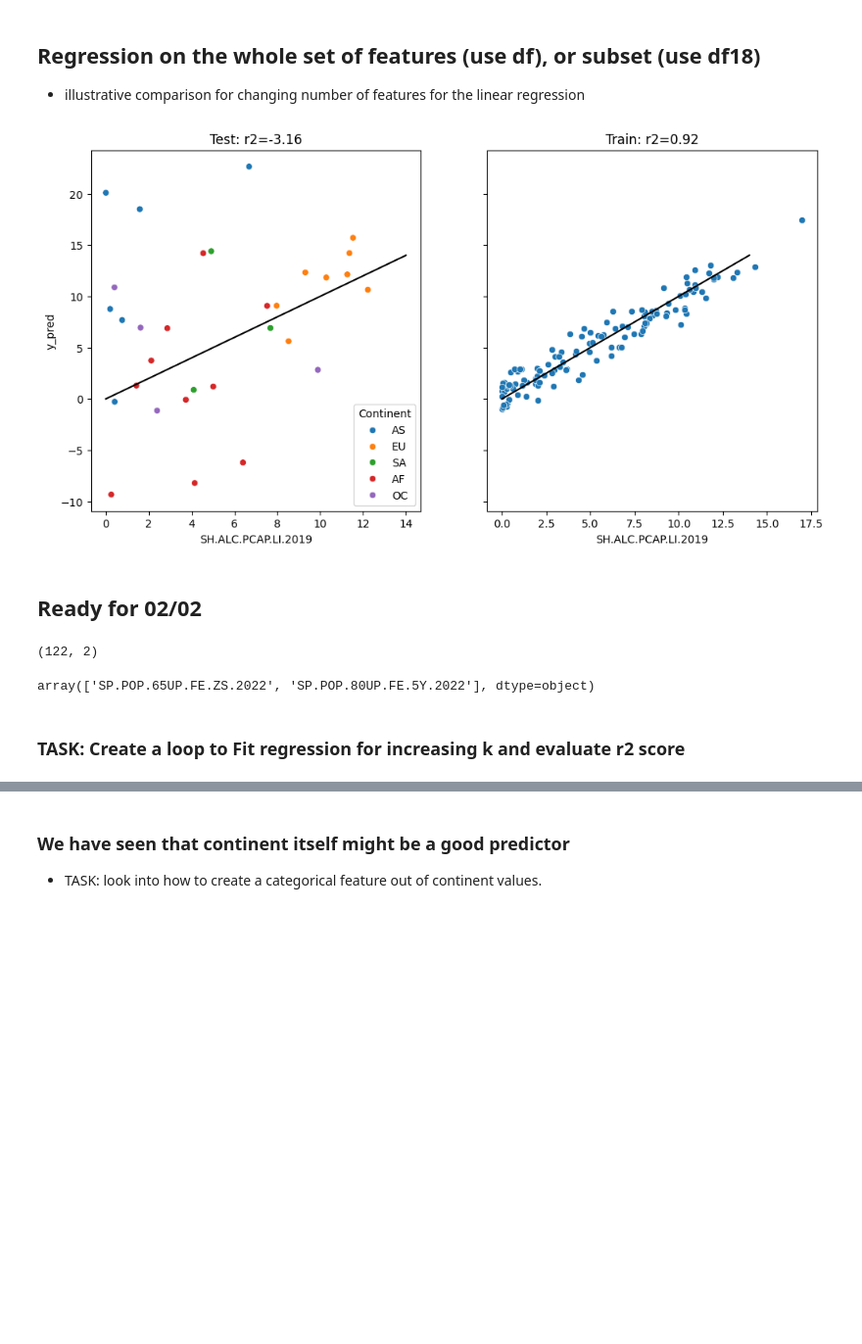
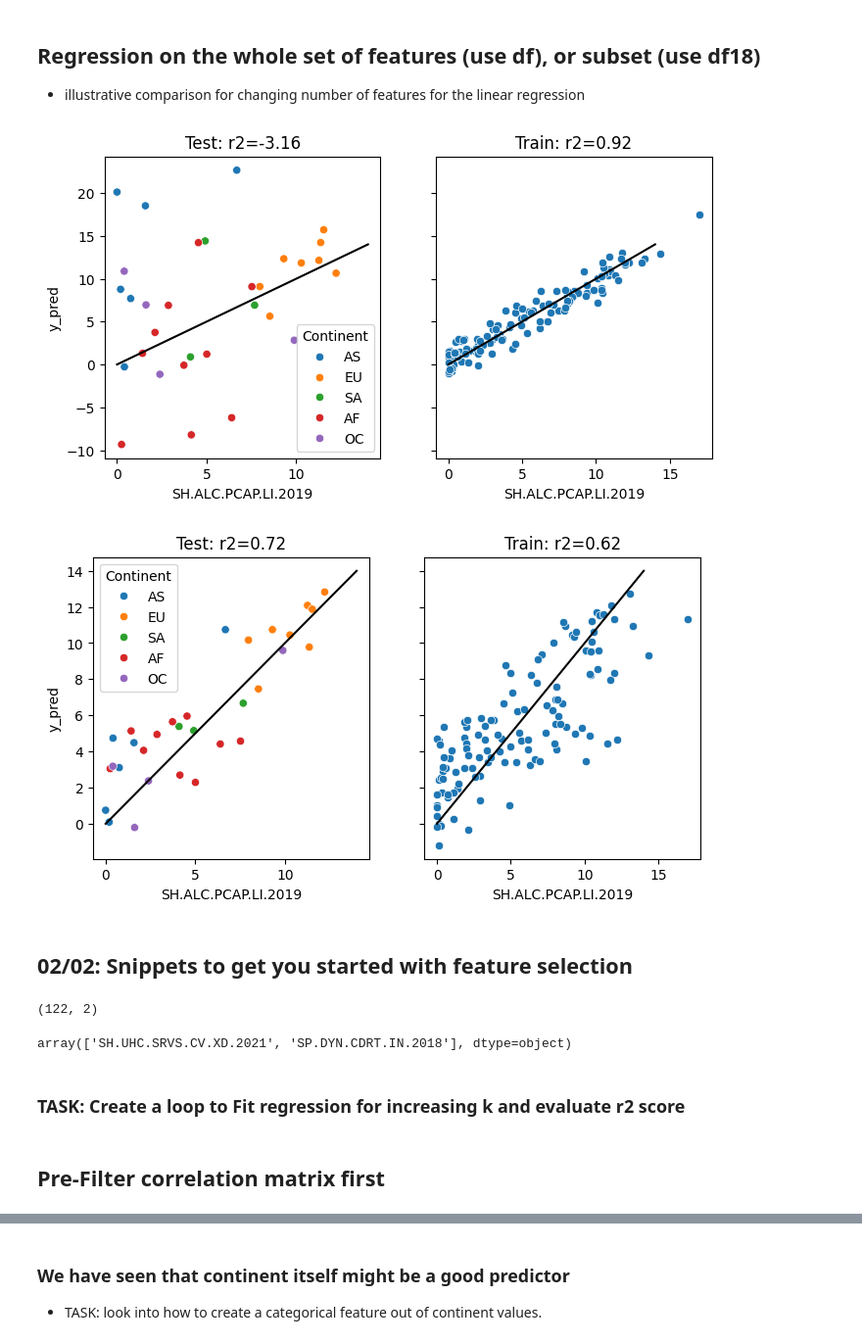
Before and after one commit to Py-ualg/miniprojects, a Jupyter notebook: alcoholism/alcoholism_solution_current.ipynb, the cells around one changed output, grey strips where cells are left out. Shown at 98% size. Drawn from its saved outputs; the diff is of its cells as text; code cells hidden in the pictures; blank space fills up the shorter version.

```diff
--- a/alcoholism/alcoholism_solution_current.ipynb
+++ b/alcoholism/alcoholism_solution_current.ipynb
@@ -282,11 +300,18 @@ def runRegression(DF, test_size=0.2):
+# %%
+# use one, comment out the other
+DF = df.copy()  # all 101 features
+DF18 = df18.copy()  # subset of 18 hand-picked features
 # %%
-# df_test, y_train, y_train_pred, r2_test, r2_train, *_ = runRegression(DF)
-df_test, y_train, y_train_pred, r2_test, r2_train, X_train, X_test, y_train, y_test = runRegression(DF)
+df_test, y_train, y_train_pred, r2_test, r2_train, *_ = runRegression(DF)
+# This is where you can see the comparison between the two models.
+plotRegResult(df_test, y_train, y_train_pred, r2_test, r2_train)
+
+df_test, y_train, y_train_pred, r2_test, r2_train, *_ = runRegression(DF18)
+# This is where you can see the comparison between the two models.
+plotRegResult(df_test, y_train, y_train_pred, r2_test, r2_train)
+# %% [output]
+[figure, added]
+[figure, added]
-# %%
-# This is where you can see the comparison between the two models.
-plotRegResult(df_test, y_train, y_train_pred, r2_test, r2_train)
-# %% [output]
-[figure, removed]
 # %% [markdown]
-## Ready for 02/02
+## 02/02: Snippets to get you started with feature selection
 # %%
@@ -300,8 +327,9 @@ X_new.shape
 # %% [output]
 (122, 2)
 # %%
+# k columns by column name
 selector.get_feature_names_out()
 # %% [output]
-array(['SP.POP.65UP.FE.ZS.2022', 'SP.POP.80UP.FE.5Y.2022'], dtype=object)
+array(['SH.UHC.SRVS.CV.XD.2021', 'SP.DYN.CDRT.IN.2018'], dtype=object)
 # %% [markdown]
 ### TASK: Create a loop to Fit regression for increasing k and evaluate r2 score
@@ -312,0 +355,2 @@ reg.fit(X_train, y_train)
+# %% [markdown]
+## Pre-Filter correlation matrix first
```
Also changed, not shown: parts of 17 cells of this notebook, 2 other files.
